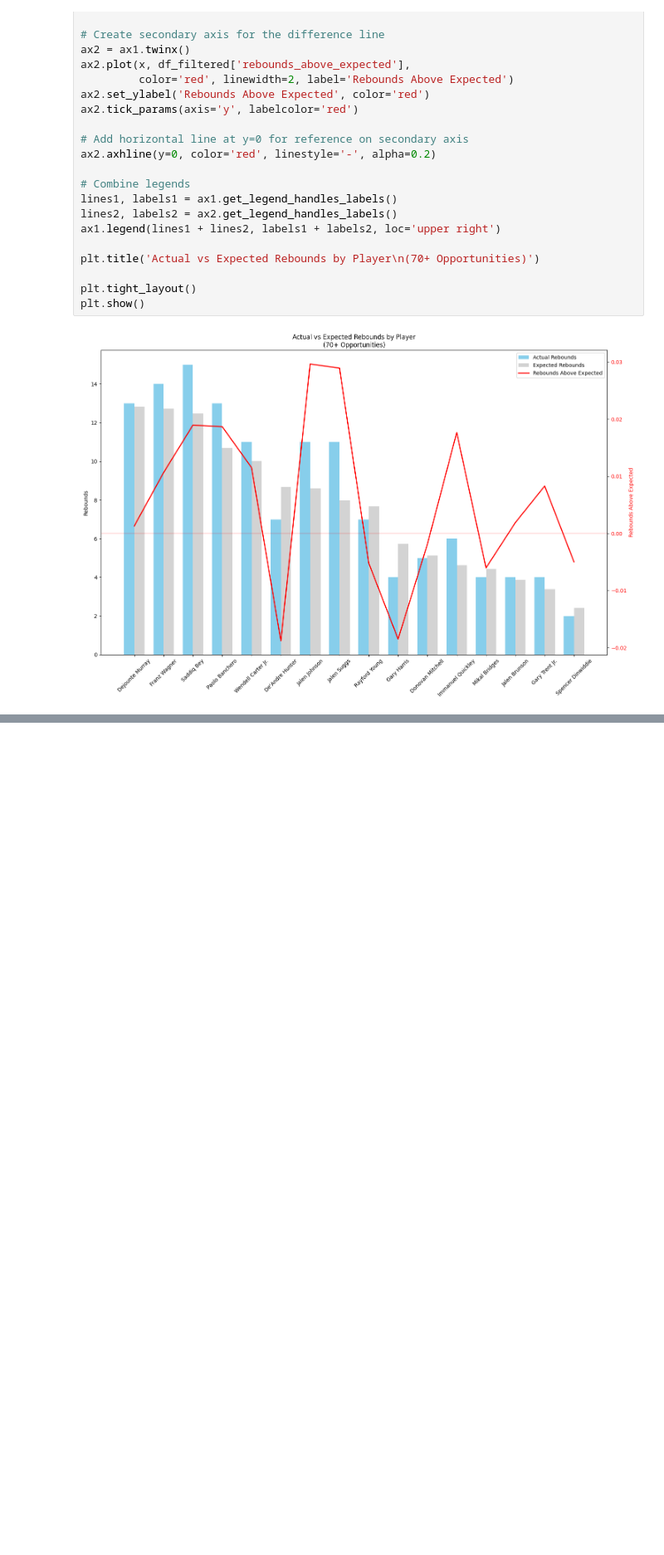
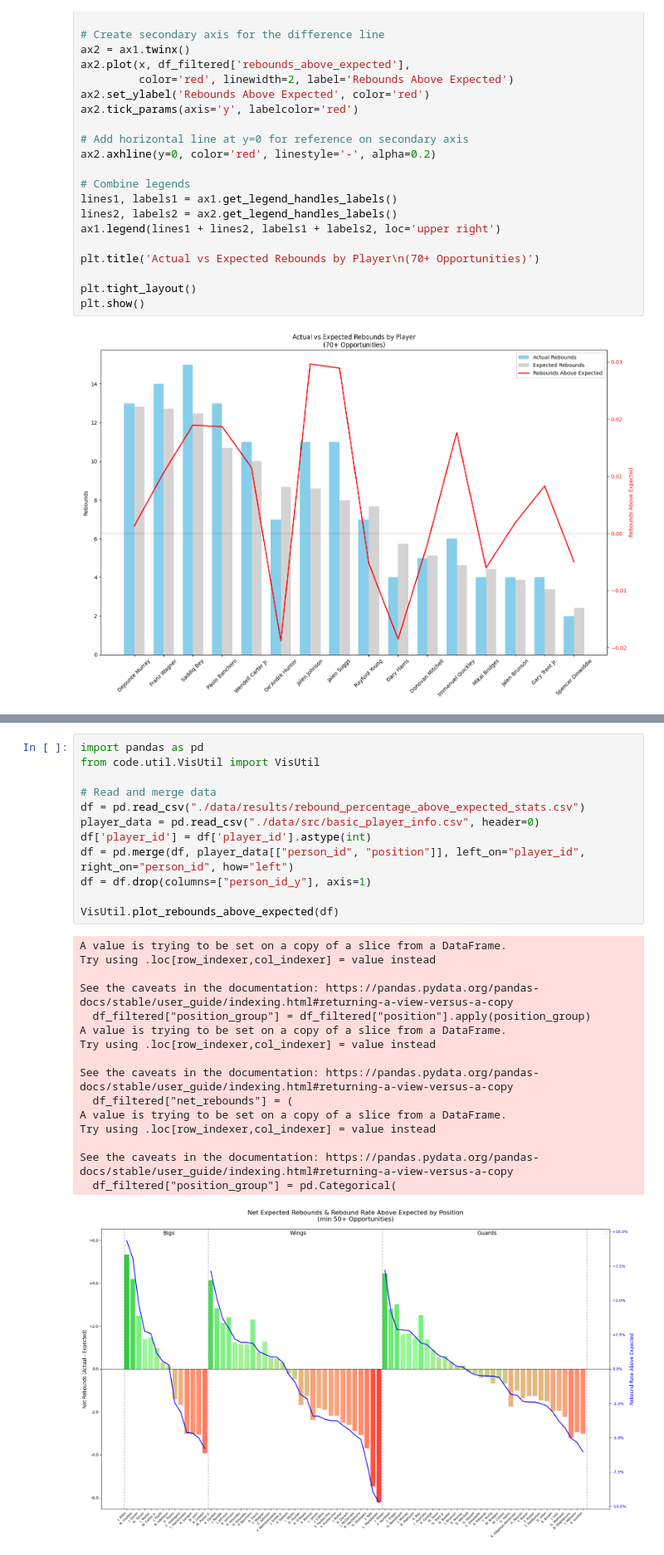
Before and after one commit to dkStephanos/TrueImpactShotCharts, a Jupyter notebook: notebooks/sandbox.ipynb, the cells around one changed output, grey strips where cells are left out. Shown: that part at 83% size. Cells and saved outputs as stored; diff of their text form; blank space fills up the shorter version.

```diff
--- a/notebooks/sandbox.ipynb
+++ b/notebooks/sandbox.ipynb
@@ -264,3 +144,32 @@ See the caveats in the documentation: https://pandas.pydata.org/pandas-docs/stab
+# %%
+import pandas as pd
+from code.util.VisUtil import VisUtil
+
+# Read and merge data
+df = pd.read_csv("./data/results/rebound_percentage_above_expected_stats.csv")
+player_data = pd.read_csv("./data/src/basic_player_info.csv", header=0)
+df['player_id'] = df['player_id'].astype(int)
+df = pd.merge(df, player_data[["person_id", "position"]], left_on="player_id", right_on="person_id", how="left")
+df = df.drop(columns=["person_id_y"], axis=1)
+
+VisUtil.plot_rebounds_above_expected(df)
+# %% [output]
+A value is trying to be set on a copy of a slice from a DataFrame.
+Try using .loc[row_indexer,col_indexer] = value instead
+
+See the caveats in the documentation: https://pandas.pydata.org/pandas-docs/stable/user_guide/indexing.html#returning-a-view-versus-a-copy
+  df_filtered["position_group"] = df_filtered["position"].apply(position_group)
+A value is trying to be set on a copy of a slice from a DataFrame.
+Try using .loc[row_indexer,col_indexer] = value instead
+
+See the caveats in the documentation: https://pandas.pydata.org/pandas-docs/stable/user_guide/indexing.html#returning-a-view-versus-a-copy
+  df_filtered["net_rebounds"] = (
+A value is trying to be set on a copy of a slice from a DataFrame.
+Try using .loc[row_indexer,col_indexer] = value instead
+
+See the caveats in the documentation: https://pandas.pydata.org/pandas-docs/stable/user_guide/indexing.html#returning-a-view-versus-a-copy
+  df_filtered["position_group"] = pd.Categorical(
+[figure, added]
 # %%
 import pandas as pd
 import matplotlib.pyplot as plt
```
Also changed, not shown: parts of 2 cells of this notebook.
